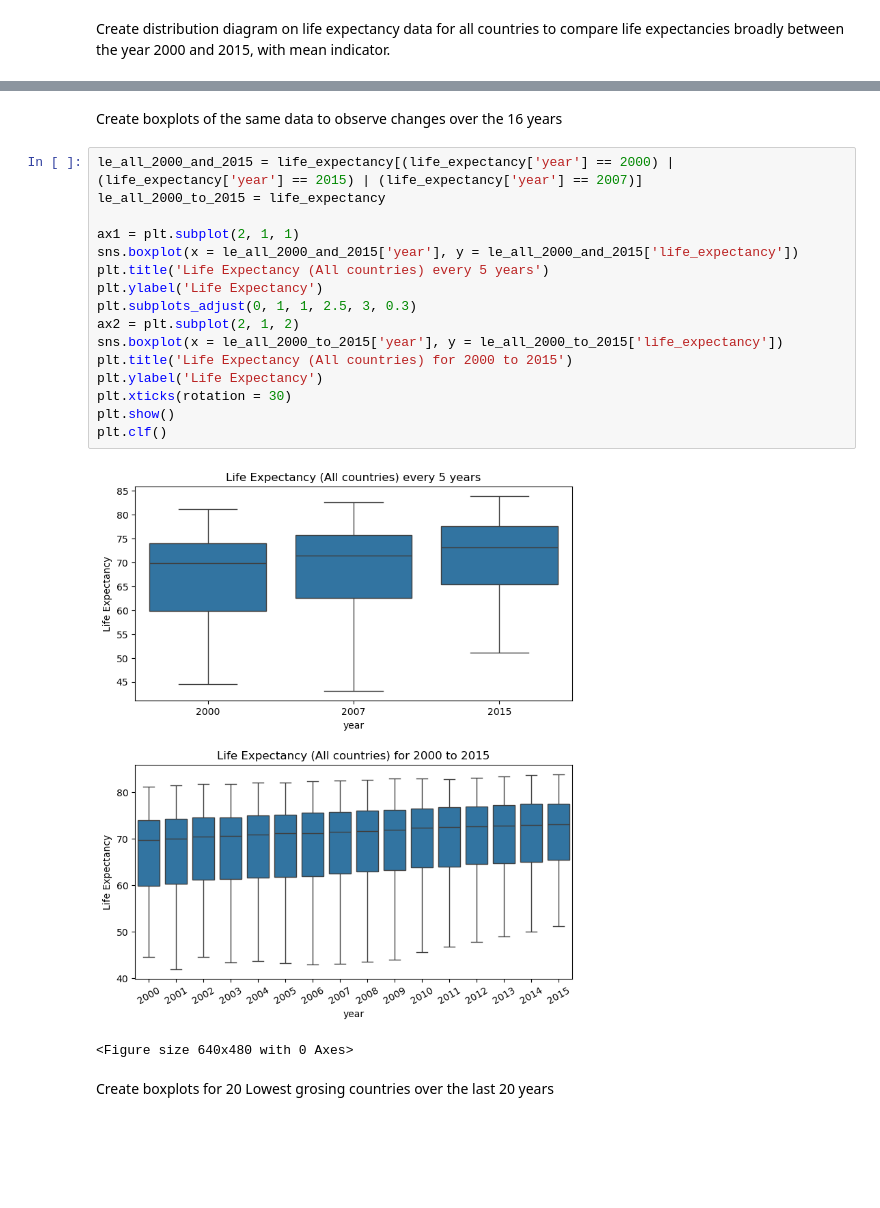
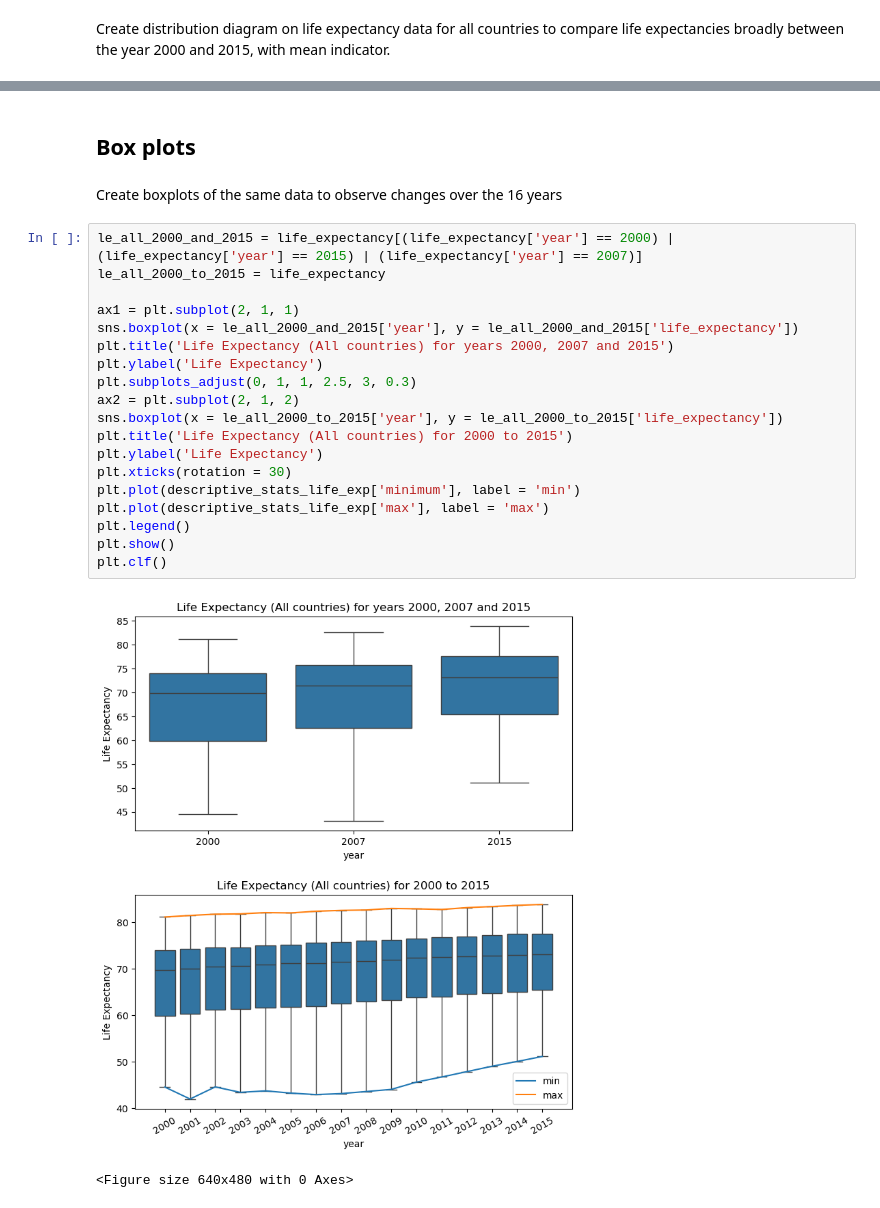
Before and after one commit to WVDevCode/Life_Expectancy_and_GDP, a Jupyter notebook: Notebooks/descriptive_analysis.ipynb, the cells around one changed output, grey strips where cells are left out. Cells and saved outputs as stored; diff of their text form; blank space fills up the shorter version.

Commit message:
Added sections to all working notebooks . Modified workflow from tidying, to data wrangling, to descriptive analysis, to EDA

```diff
--- a/Notebooks/descriptive_analysis.ipynb
+++ b/Notebooks/descriptive_analysis.ipynb
@@ -126,23 +105,26 @@ plt.clf()
+# %% [markdown]
+## Box plots
 # %% [markdown]
 Create boxplots of the same data to observe changes over the 16 years
 # %%
 le_all_2000_and_2015 = life_expectancy[(life_expectancy['year'] == 2000) | (life_expectancy['year'] == 2015) | (life_expectancy['year'] == 2007)]
 le_all_2000_to_2015 = life_expectancy
 
 ax1 = plt.subplot(2, 1, 1)
 sns.boxplot(x = le_all_2000_and_2015['year'], y = le_all_2000_and_2015['life_expectancy'])
-plt.title('Life Expectancy (All countries) every 5 years')
+plt.title('Life Expectancy (All countries) for years 2000, 2007 and 2015')
 plt.ylabel('Life Expectancy')
 plt.subplots_adjust(0, 1, 1, 2.5, 3, 0.3)
 ax2 = plt.subplot(2, 1, 2)
 sns.boxplot(x = le_all_2000_to_2015['year'], y = le_all_2000_to_2015['life_expectancy'])
 plt.title('Life Expectancy (All countries) for 2000 to 2015')
 plt.ylabel('Life Expectancy')
 plt.xticks(rotation = 30)
+plt.plot(descriptive_stats_life_exp['minimum'], label = 'min')
+plt.plot(descriptive_stats_life_exp['max'], label = 'max')
+plt.legend()
 plt.show()
 plt.clf()
 # %% [output]
-[figure, old version]
+[figure, new version]
 <Figure size 640x480 with 0 Axes>
-# %% [markdown]
-Create boxplots for 20 Lowest grosing countries over the last 20 years
```
Also changed, not shown: parts of 16 cells of this notebook, 9 other files.
